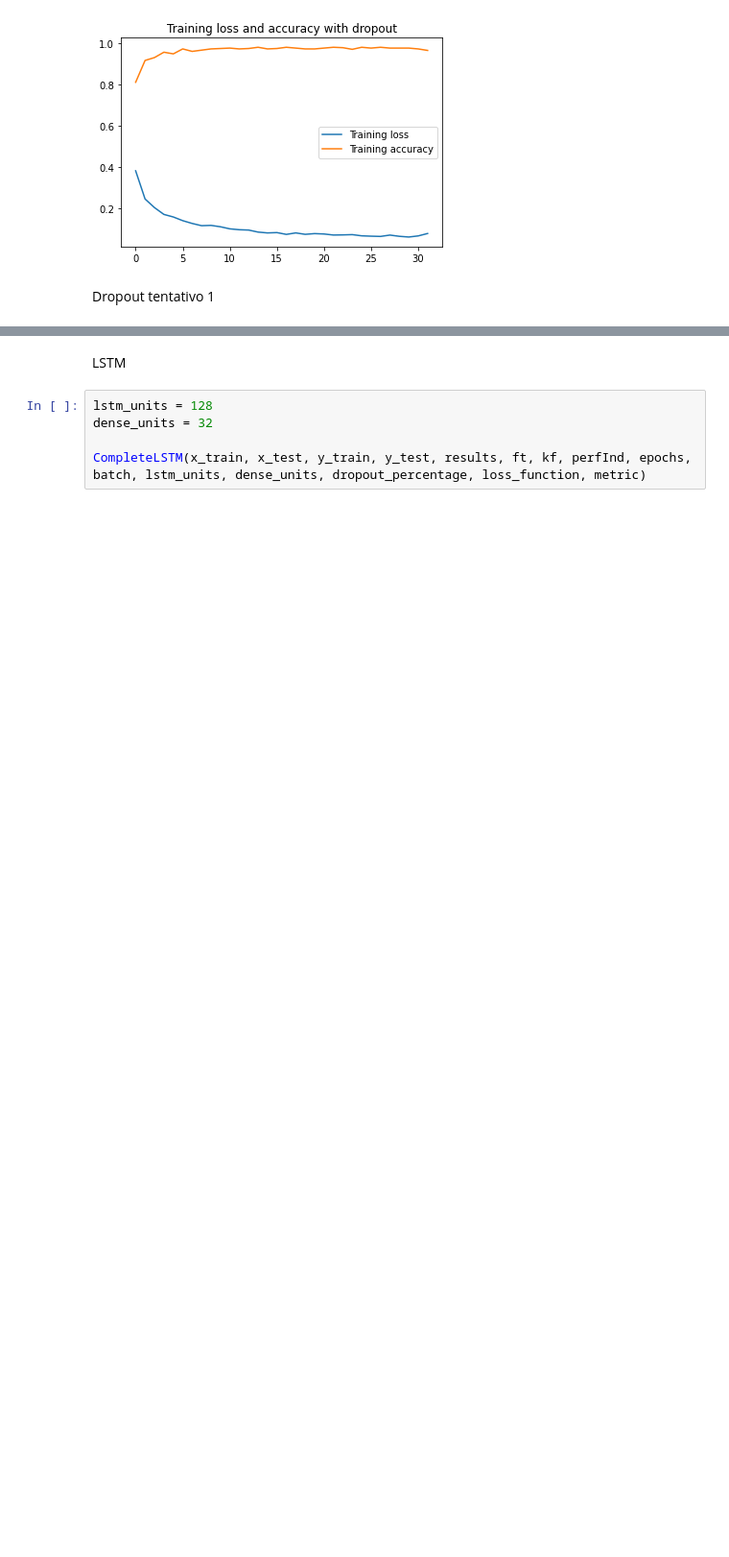
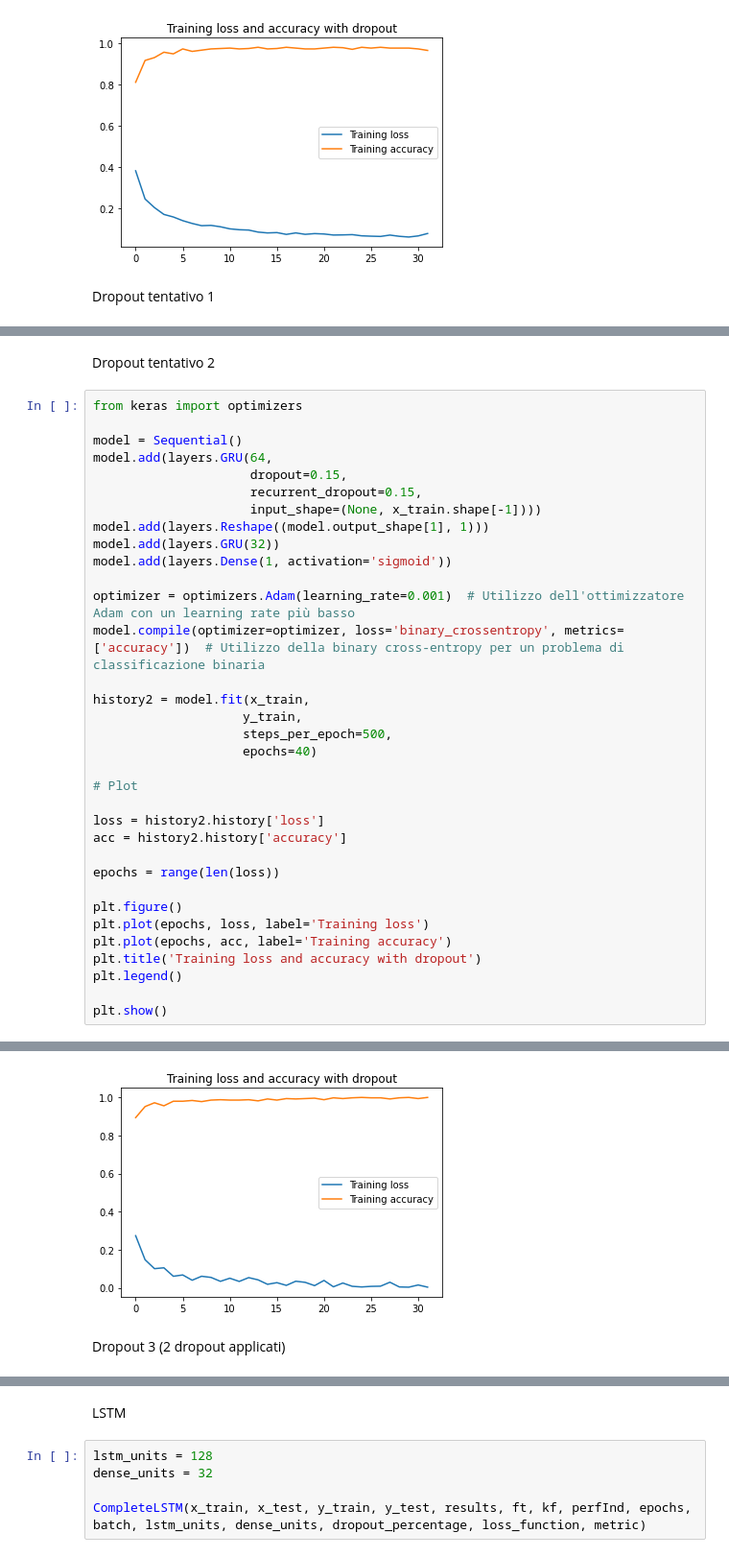
Before and after one commit to ChiaraAnsaldo/Neural-network-for-eeg-signal-analysis-for-epileptic-seizure-detection, a Jupyter notebook: Main-Ire.ipynb, the cells around one changed output, grey strips where cells are left out. Shown: that part at 96% size. Drawn from its saved outputs; the diff is of its cells as text; blank space fills up the shorter version.

```diff
--- a/Main-Ire.ipynb
+++ b/Main-Ire.ipynb
@@ -479,0 +475,37 @@ Epoch 16/20
+# %% [markdown]
+Dropout tentativo 2
+# %%
+from keras import optimizers
+
+model = Sequential()
+model.add(layers.GRU(64,
+                     dropout=0.15,
+                     recurrent_dropout=0.15,
+                     input_shape=(None, x_train.shape[-1])))
+model.add(layers.Reshape((model.output_shape[1], 1)))
+model.add(layers.GRU(32))
+model.add(layers.Dense(1, activation='sigmoid'))
+
+optimizer = optimizers.Adam(learning_rate=0.001)  # Utilizzo dell'ottimizzatore Adam con un learning rate più basso
+model.compile(optimizer=optimizer, loss='binary_crossentropy', metrics=['accuracy'])  # Utilizzo della binary cross-entropy per un problema di classificazione binaria
+
+history2 = model.fit(x_train,
+                    y_train,
+                    steps_per_epoch=500,
+                    epochs=40)
+
+# Plot
+
+loss = history2.history['loss']
+acc = history2.history['accuracy']
+
+epochs = range(len(loss))
+
+plt.figure()
+plt.plot(epochs, loss, label='Training loss')
+plt.plot(epochs, acc, label='Training accuracy')
+plt.title('Training loss and accuracy with dropout')
+plt.legend()
+
+plt.show()
+# %% [output]
@@ -479,0 +529,3 @@ Epoch 16/20
+[figure, added]
+# %% [markdown]
+Dropout 3 (2 dropout applicati)
```
Also changed, not shown: parts of 32 cells of this notebook.
